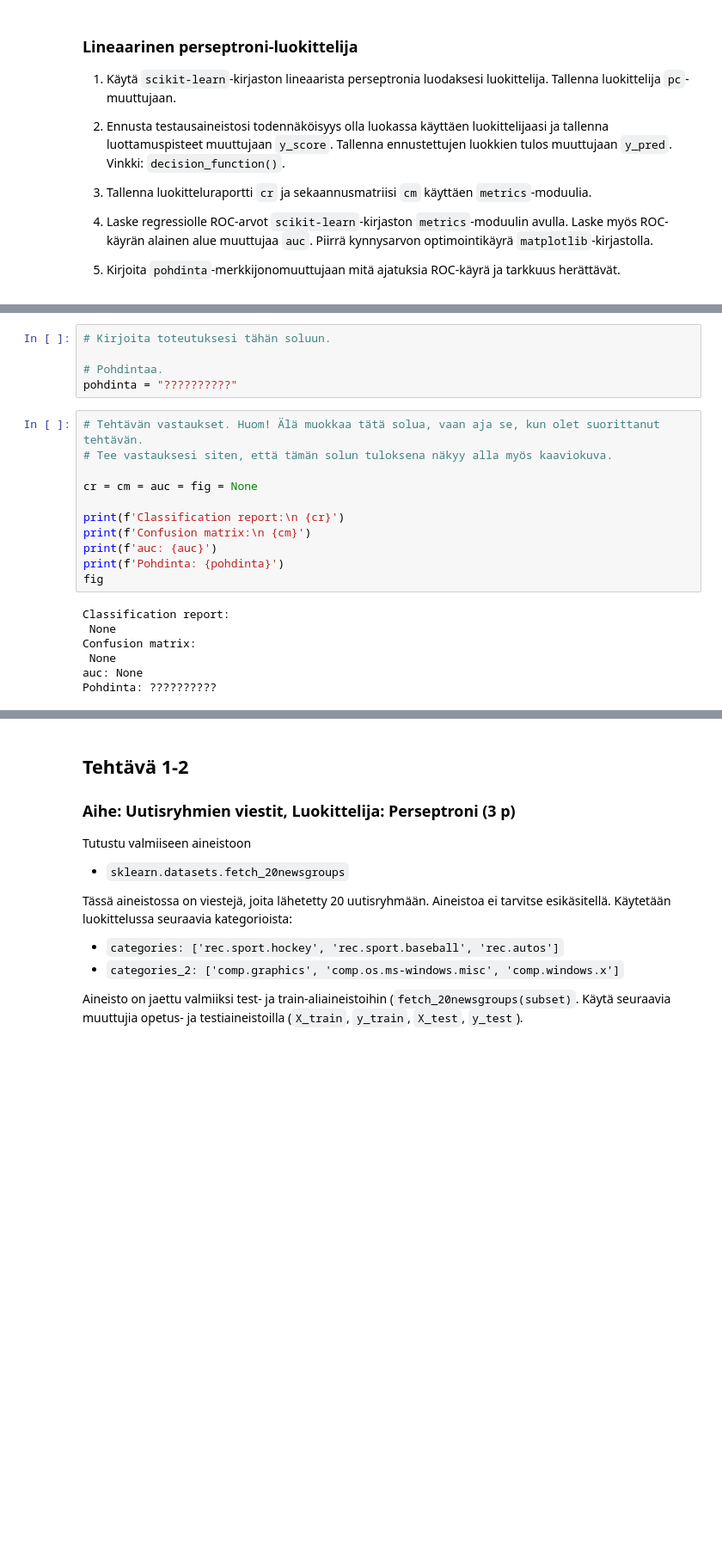
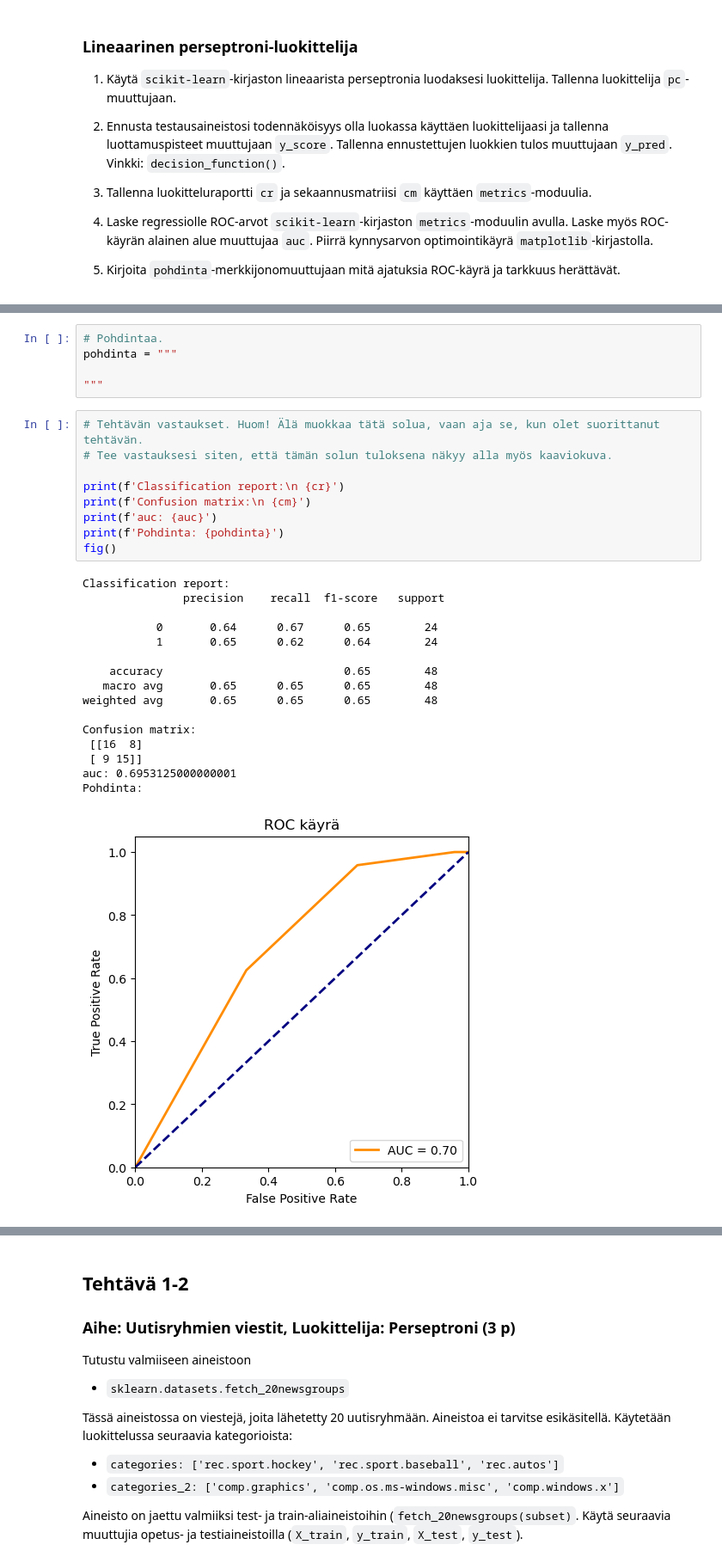
Before and after one commit to iinai/deep-learning, a Jupyter notebook: osa_1/osa1_tehtavat.ipynb, the cells around one changed output, grey strips where cells are left out. Shown at 86% size. Drawn from its saved outputs; the diff is of its cells as text; blank space fills up the shorter version.

```diff
--- a/osa_1/osa1_tehtavat.ipynb
+++ b/osa_1/osa1_tehtavat.ipynb
@@ -89,23 +206,31 @@ X_test = y_test = None
 # %%
-# Kirjoita toteutuksesi tähän soluun.
+# Pohdintaa.
+pohdinta = """
 
-# Pohdintaa.
-pohdinta = "??????????"
+"""
 # %%
 # Tehtävän vastaukset. Huom! Älä muokkaa tätä solua, vaan aja se, kun olet suorittanut tehtävän.
 # Tee vastauksesi siten, että tämän solun tuloksena näkyy alla myös kaaviokuva.
-
-cr = cm = auc = fig = None
 
 print(f'Classification report:\n {cr}')
 print(f'Confusion matrix:\n {cm}')
 print(f'auc: {auc}')
 print(f'Pohdinta: {pohdinta}')
-fig
+fig()
 # %% [output]
 Classification report:
- None
+               precision    recall  f1-score   support
+
+           0       0.64      0.67      0.65        24
+           1       0.65      0.62      0.64        24
+
+    accuracy                           0.65        48
+   macro avg       0.65      0.65      0.65        48
+weighted avg       0.65      0.65      0.65        48
+
 Confusion matrix:
- None
-auc: None
-Pohdinta: ??????????
+ [[16  8]
+ [ 9 15]]
+auc: 0.6953125000000001
+Pohdinta:
+[figure, added]
```
Also changed, not shown: parts of 19 cells of this notebook, 1 other file.
